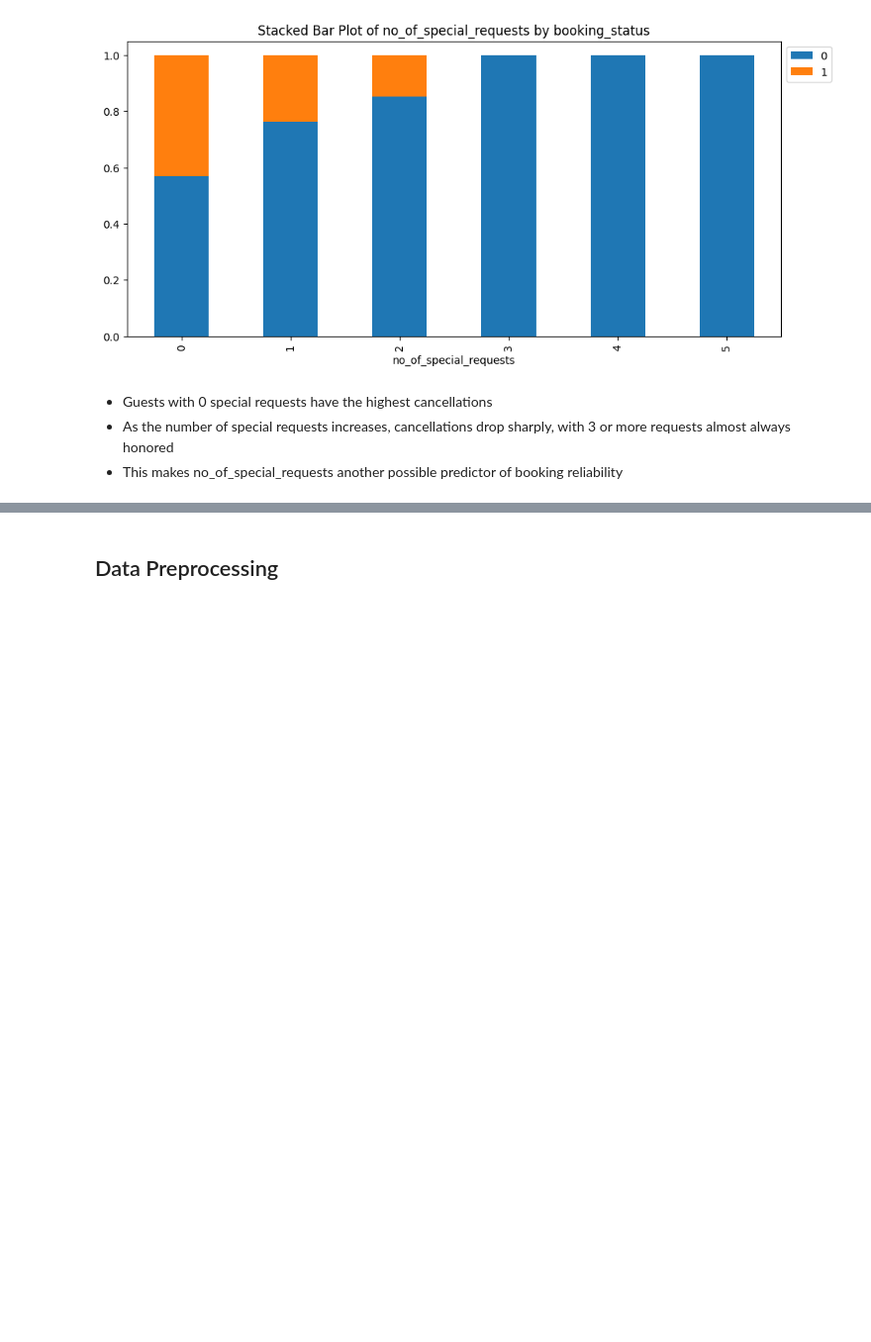
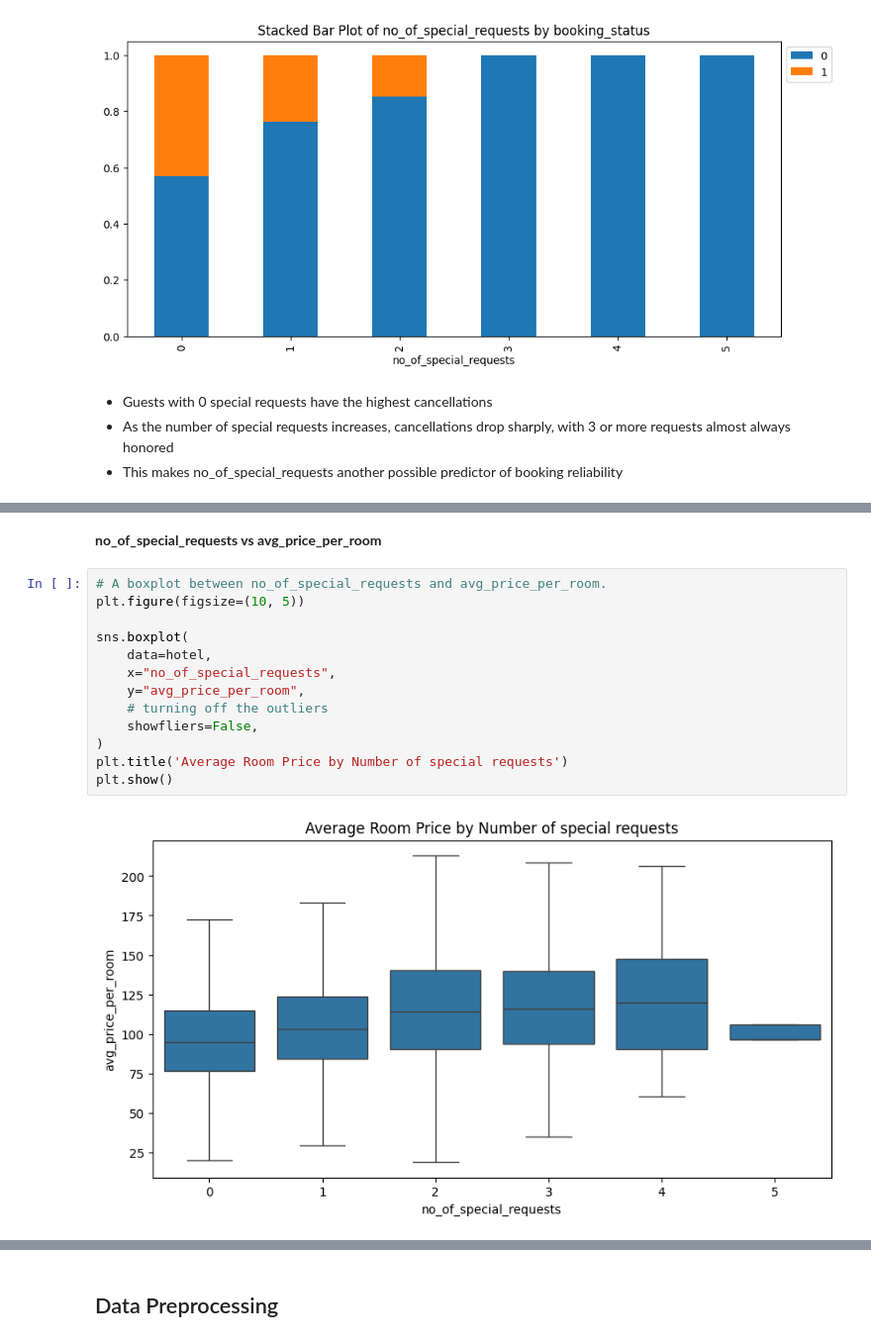
Before and after one commit to akatjizeu/Data-Science, a Jupyter notebook: deakin-bridging/ML2/ML2_INN_Full_code_Learner_notebook.ipynb, the cells around one changed output, grey strips where cells are left out. Shown at 99% size. Saved outputs shown, nothing was run; the diff lists cells and outputs as text; blank space fills up the shorter version.

```diff
--- a/deakin-bridging/ML2/ML2_INN_Full_code_Learner_notebook.ipynb
+++ b/deakin-bridging/ML2/ML2_INN_Full_code_Learner_notebook.ipynb
@@ -1251,0 +1240,17 @@ All                     24390  11885  36275
+# %% [markdown]
+**no_of_special_requests vs avg_price_per_room**
+# %%
+# A boxplot between no_of_special_requests and avg_price_per_room.
+plt.figure(figsize=(10, 5))
+
+sns.boxplot(
+    data=hotel,
+    x="no_of_special_requests",
+    y="avg_price_per_room",
+    # turning off the outliers
+    showfliers=False,
+)
+plt.title('Average Room Price by Number of special requests')
+plt.show()
+# %% [output]
+[figure, added]
```
Also changed, not shown: parts of 27 cells of this notebook.
